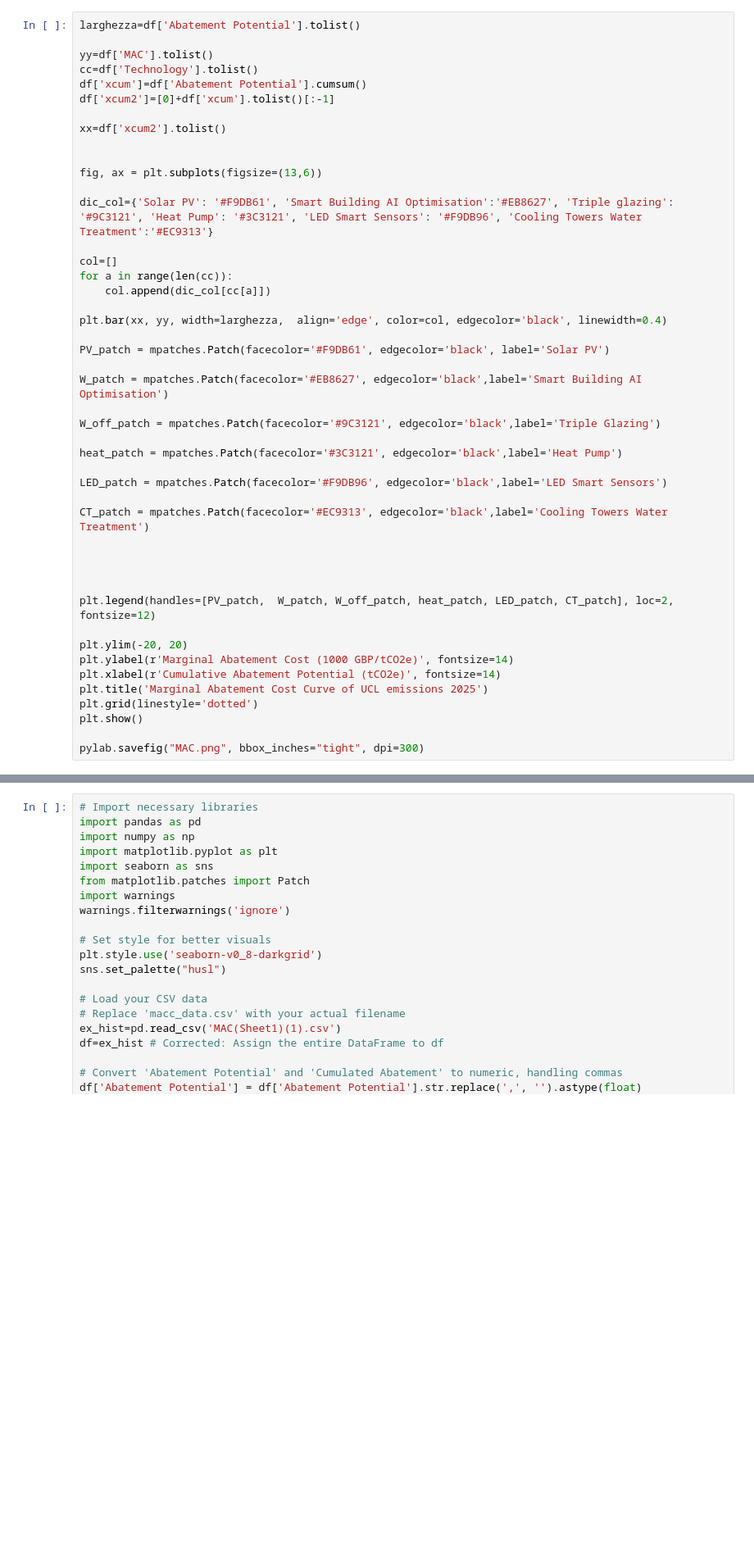
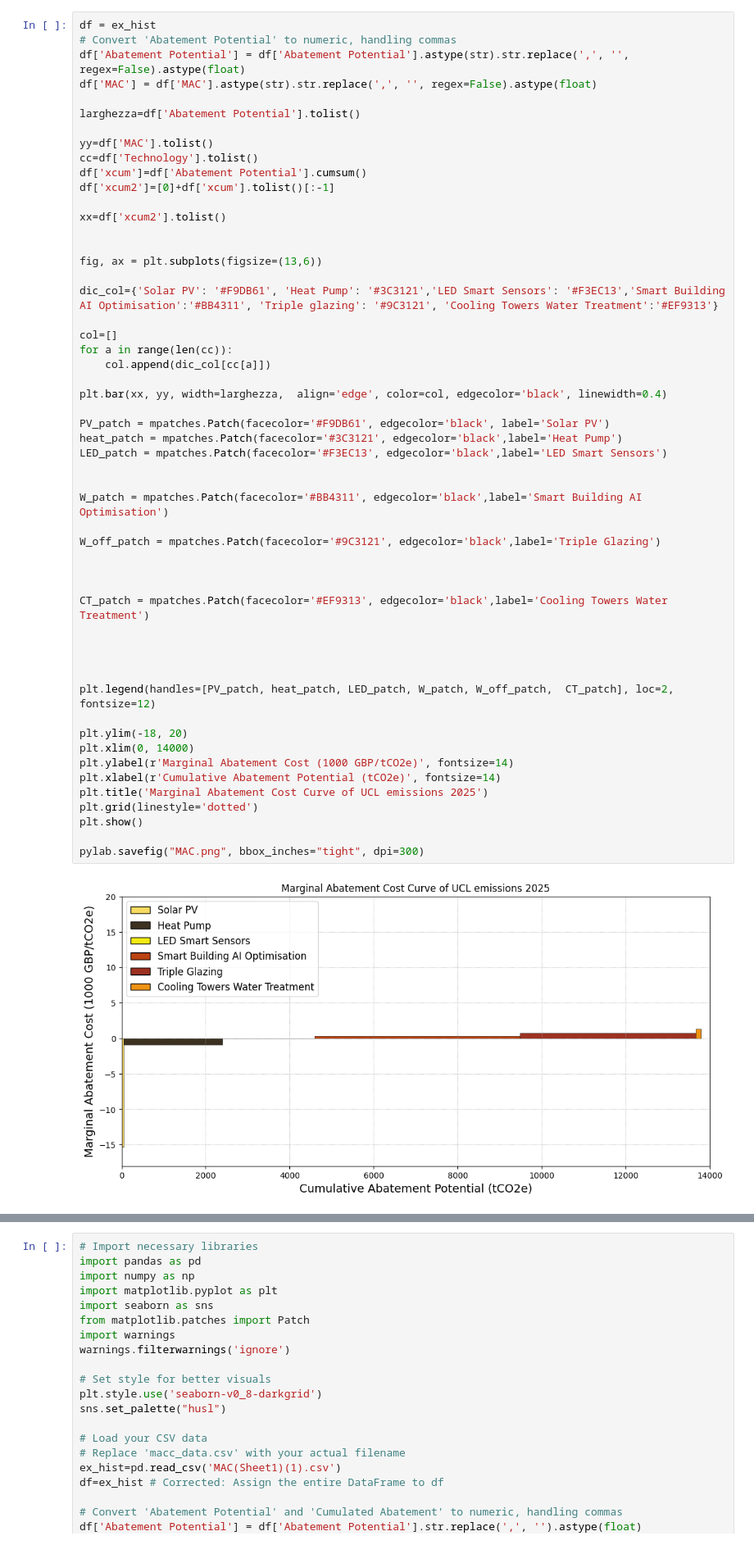
Before and after one commit to greypen2006/biophilic-design, a Jupyter notebook: mac.ipynb, the cells around one changed output, grey strips where cells are left out. Shown: that part at 82% size. Cells and saved outputs as stored; diff of their text form; blank space fills up the shorter version.

```diff
--- a/mac.ipynb
+++ b/mac.ipynb
@@ -35,4 +35,9 @@ ex_hist
 # %%
+df = ex_hist
+# Convert 'Abatement Potential' to numeric, handling commas
+df['Abatement Potential'] = df['Abatement Potential'].astype(str).str.replace(',', '', regex=False).astype(float)
+df['MAC'] = df['MAC'].astype(str).str.replace(',', '', regex=False).astype(float)
+
 larghezza=df['Abatement Potential'].tolist()
 
 yy=df['MAC'].tolist()
@@ -45,37 +50,40 @@ xx=df['xcum2'].tolist()
 
 fig, ax = plt.subplots(figsize=(13,6))
 
-dic_col={'Solar PV': '#F9DB61', 'Smart Building AI Optimisation':'#EB8627', 'Triple glazing': '#9C3121', 'Heat Pump': '#3C3121', 'LED Smart Sensors': '#F9DB96', 'Cooling Towers Water Treatment':'#EC9313'}
+dic_col={'Solar PV': '#F9DB61', 'Heat Pump': '#3C3121','LED Smart Sensors': '#F3EC13','Smart Building AI Optimisation':'#BB4311', 'Triple glazing': '#9C3121', 'Cooling Towers Water Treatment':'#EF9313'}
 
 col=[]
 for a in range(len(cc)):
     col.append(dic_col[cc[a]])
 
 plt.bar(xx, yy, width=larghezza,  align='edge', color=col, edgecolor='black', linewidth=0.4)
 
 PV_patch = mpatches.Patch(facecolor='#F9DB61', edgecolor='black', label='Solar PV')
+heat_patch = mpatches.Patch(facecolor='#3C3121', edgecolor='black',label='Heat Pump')
+LED_patch = mpatches.Patch(facecolor='#F3EC13', edgecolor='black',label='LED Smart Sensors')
 
-W_patch = mpatches.Patch(facecolor='#EB8627', edgecolor='black',label='Smart Building AI Optimisation')
+
+W_patch = mpatches.Patch(facecolor='#BB4311', edgecolor='black',label='Smart Building AI Optimisation')
 
 W_off_patch = mpatches.Patch(facecolor='#9C3121', edgecolor='black',label='Triple Glazing')
 
-heat_patch = mpatches.Patch(facecolor='#3C3121', edgecolor='black',label='Heat Pump')
 
-LED_patch = mpatches.Patch(facecolor='#F9DB96', edgecolor='black',label='LED Smart Sensors')
 
-CT_patch = mpatches.Patch(facecolor='#EC9313', edgecolor='black',label='Cooling Towers Water Treatment')
+CT_patch = mpatches.Patch(facecolor='#EF9313', edgecolor='black',label='Cooling Towers Water Treatment')
 
 
 
 
-plt.legend(handles=[PV_patch,  W_patch, W_off_patch, heat_patch, LED_patch, CT_patch], loc=2, fontsize=12)
+plt.legend(handles=[PV_patch, heat_patch, LED_patch, W_patch, W_off_patch,  CT_patch], loc=2, fontsize=12)
 
-plt.ylim(-20, 20)
+plt.ylim(-18, 20)
+plt.xlim(0, 14000)
 plt.ylabel(r'Marginal Abatement Cost (1000 GBP/tCO2e)', fontsize=14)
 plt.xlabel(r'Cumulative Abatement Potential (tCO2e)', fontsize=14)
 plt.title('Marginal Abatement Cost Curve of UCL emissions 2025')
 plt.grid(linestyle='dotted')
 plt.show()
 
 pylab.savefig("MAC.png", bbox_inches="tight", dpi=300)
 # %% [output]
+[figure, new version]
```
Also changed, not shown: parts of 4 cells of this notebook.
